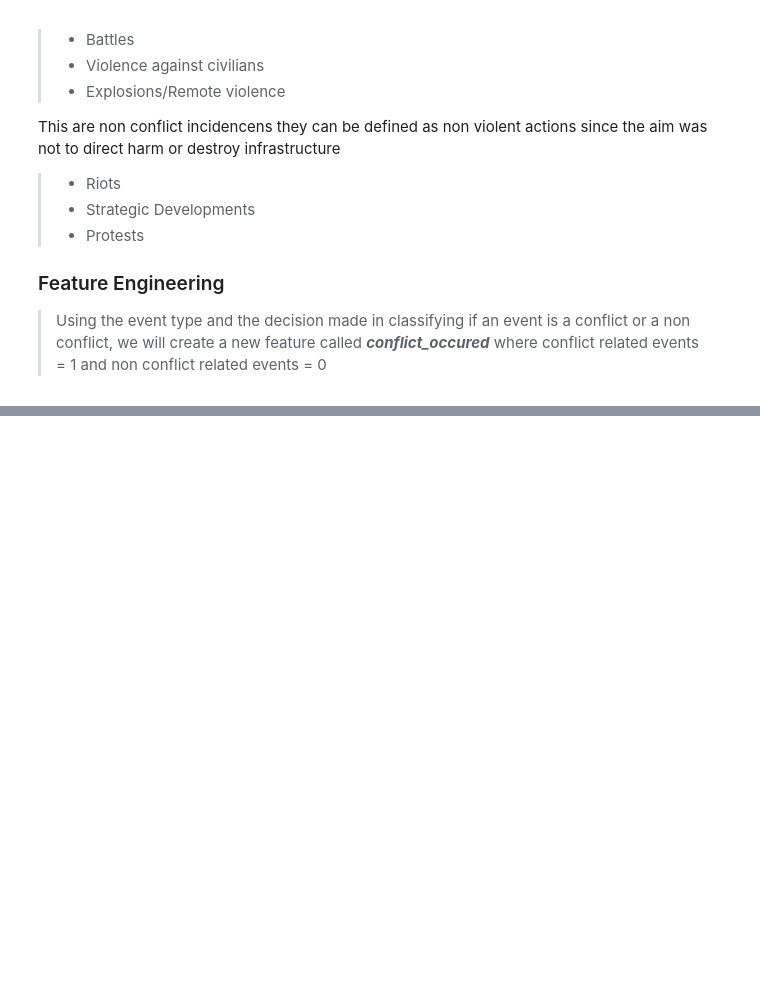
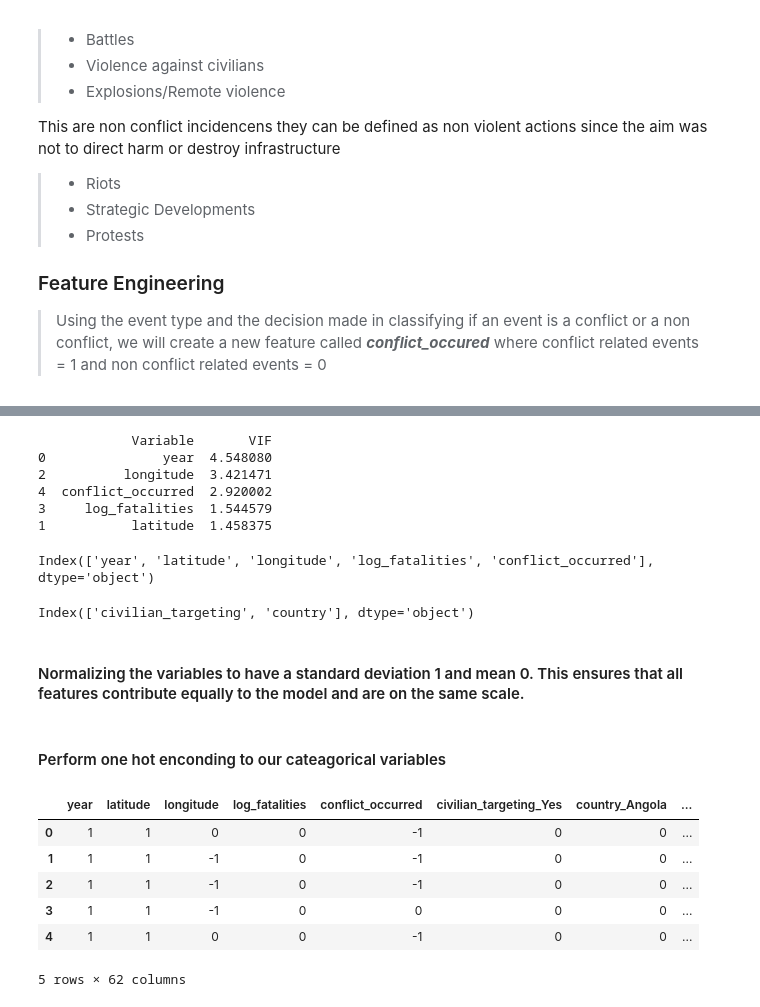
Before and after one commit to Collz472/DSF-PT08P5-GROUP-11-CAPSTONE-PROJECT, a Jupyter notebook: Conflict_Prediction_Model_in_Africa.ipynb, the cells around one changed output, grey strips where cells are left out. Cells and saved outputs as stored; diff of their text form; code cells hidden in the pictures; blank space fills up the shorter version.

```diff
--- a/Conflict_Prediction_Model_in_Africa.ipynb
+++ b/Conflict_Prediction_Model_in_Africa.ipynb
@@ -896,0 +753,4 @@ Resampled training set: 188609, 188609
+# %%
+# Drop event_type and disorder_type columns
+drop_cols = [col for col in df_modified.columns if 'event_type' in col or 'disorder_type' in col]
+df_modified = df_modified.drop(columns=drop_cols)
@@ -896,0 +759,36 @@ Resampled training set: 188609, 188609
+# %%
+from statsmodels.stats.outliers_influence import variance_inflation_factor
+
+# Select only numerical columns from df_modified
+num_col = df_modified.select_dtypes(include=[np.number])
+
+# Ensure num_col is a DataFrame
+num_col = num_col.copy()
+
+# Calculate VIF
+vif_data = pd.DataFrame()
+vif_data["Variable"] = list(num_col)
+vif_data["VIF"] = [variance_inflation_factor(num_col.values, i) for i in range(num_col.shape[1])]
+vif_data = vif_data.sort_values(by='VIF', ascending=False)
+
+print(vif_data)
+# %% [output]
+            Variable       VIF
+0               year  4.548080
+2          longitude  3.421471
+4  conflict_occurred  2.920002
+3     log_fatalities  1.544579
+1           latitude  1.458375
+# %%
+# spliting data according to the data type
+## assign data types variable names
+num_col = df_modified.select_dtypes(include=['int64', 'float64']).columns
+cat_col = df_modified.select_dtypes(include=['object', 'bool']).columns
+# display the columns
+display(num_col)
+display(cat_col)
+# %% [output]
+Index(['year', 'latitude', 'longitude', 'log_fatalities', 'conflict_occurred'], dtype='object')
+Index(['civilian_targeting', 'country'], dtype='object')
+# %% [markdown]
+#### Normalizing the variables to have a standard deviation 1 and mean 0. This ensures that all features contribute equally to the model and are on the same scale.
@@ -896,0 +803,22 @@ Resampled training set: 188609, 188609
+# %% [markdown]
+#### Perform one hot enconding to our cateagorical variables
+# %%
+# Select categorical columns
+cat_col = df_modified.select_dtypes(include=["object", "bool"]).columns
+
+# One-hot encode categorical variables & convert boolean to int
+df_modified = pd.get_dummies(df_modified, columns=cat_col, drop_first=True).astype(int)
+
+# Rename columns to remove duplicate "_True"
+df_modified.columns = df_modified.columns.str.replace(r'_True_True$', '_True', regex=True)
+
+# Preview the cleaned dataframe
+df_modified.head()
+# %% [output]
+|  | year | latitude | longitude | log_fatalities | conflict_occurred | civilian_targeting_Yes | country_Angola | ... |
+| 0 | 1 | 1 | 0 | 0 | -1 | 0 | 0 | ... |
+| 1 | 1 | 1 | -1 | 0 | -1 | 0 | 0 | ... |
+| 2 | 1 | 1 | -1 | 0 | -1 | 0 | 0 | ... |
+| 3 | 1 | 1 | -1 | 0 | 0 | 0 | 0 | ... |
+| 4 | 1 | 1 | 0 | 0 | -1 | 0 | 0 | ... |
+5 rows × 62 columns
```
Also changed, not shown: parts of 52 cells of this notebook.
